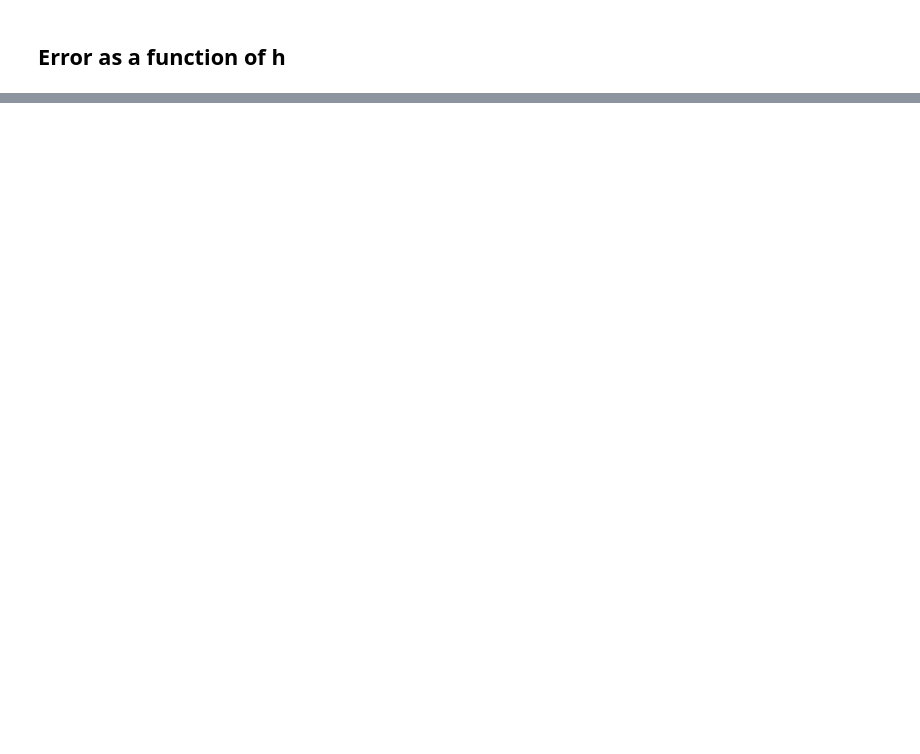
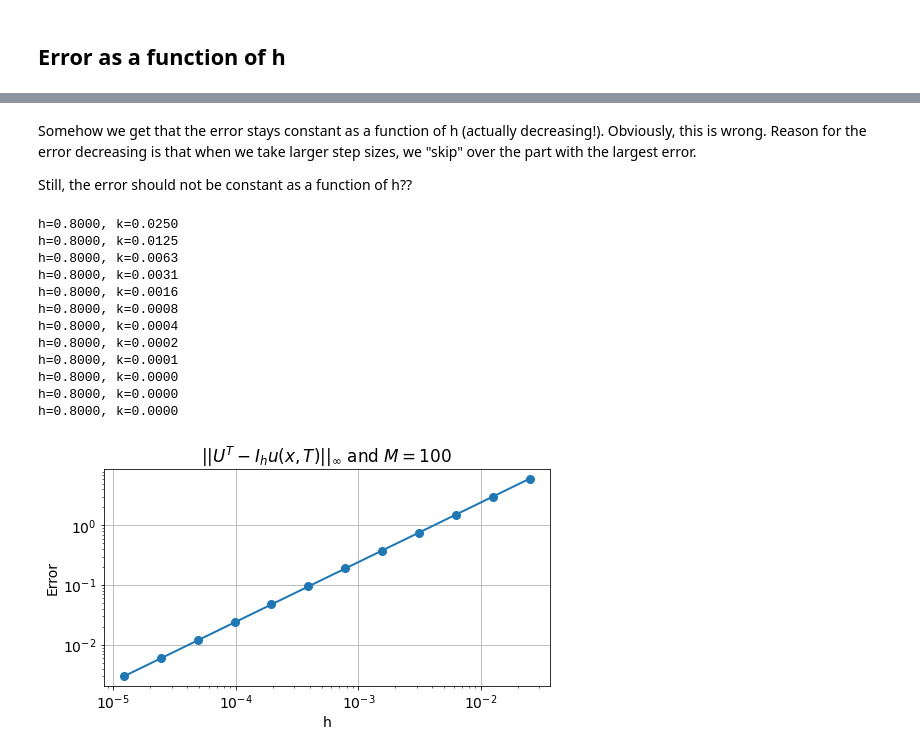
Before and after one commit to aledha/TMA4212-NumDiffDiff, a Jupyter notebook: Exercise 3/Ex 3.ipynb, the cells around one changed output, grey strips where cells are left out. Saved outputs shown, nothing was run; the diff lists cells and outputs as text; code cells hidden in the pictures; blank space fills up the shorter version.

Commit message:
1e something is wrong

```diff
--- a/Exercise 3/Ex 3.ipynb
+++ b/Exercise 3/Ex 3.ipynb
@@ -314,0 +306,37 @@ Ms = 2**(np.arange(1, num+1)+1)
+# %% [markdown]
+Somehow we get that the error stays constant as a function of h (actually decreasing!). Obviously, this is wrong. Reason for the error decreasing is that when we take larger step sizes, we "skip" over the part with the largest error.
+
+Still, the error should not be constant as a function of h??
+# %%
+T = 0.1
+R = 80
+num = 12
+Ns = 2**np.arange(2, num + 2)
+ks = T/Ns
+num = 8
+M = 100
+Ms = np.array([M])
+
+
+error_k = error_analysis(u0, Ms, Ns, R, T, crank_modified, params)
+
+plt.figure(0)
+plt.loglog(ks, error_k, '-o')
+plt.xlabel('h')
+plt.ylabel('Error')
+plt.title(r'$||U^T-I_hu(x,T)||_\infty$ and ' + rf'$M={M}$')
+plt.show()
+# %% [output]
+h=0.8000, k=0.0250
+h=0.8000, k=0.0125
+h=0.8000, k=0.0063
+h=0.8000, k=0.0031
+h=0.8000, k=0.0016
+h=0.8000, k=0.0008
+h=0.8000, k=0.0004
+h=0.8000, k=0.0002
+h=0.8000, k=0.0001
+h=0.8000, k=0.0000
+h=0.8000, k=0.0000
+h=0.8000, k=0.0000
+[figure, added]
```
Also changed, not shown: parts of 4 cells of this notebook.
